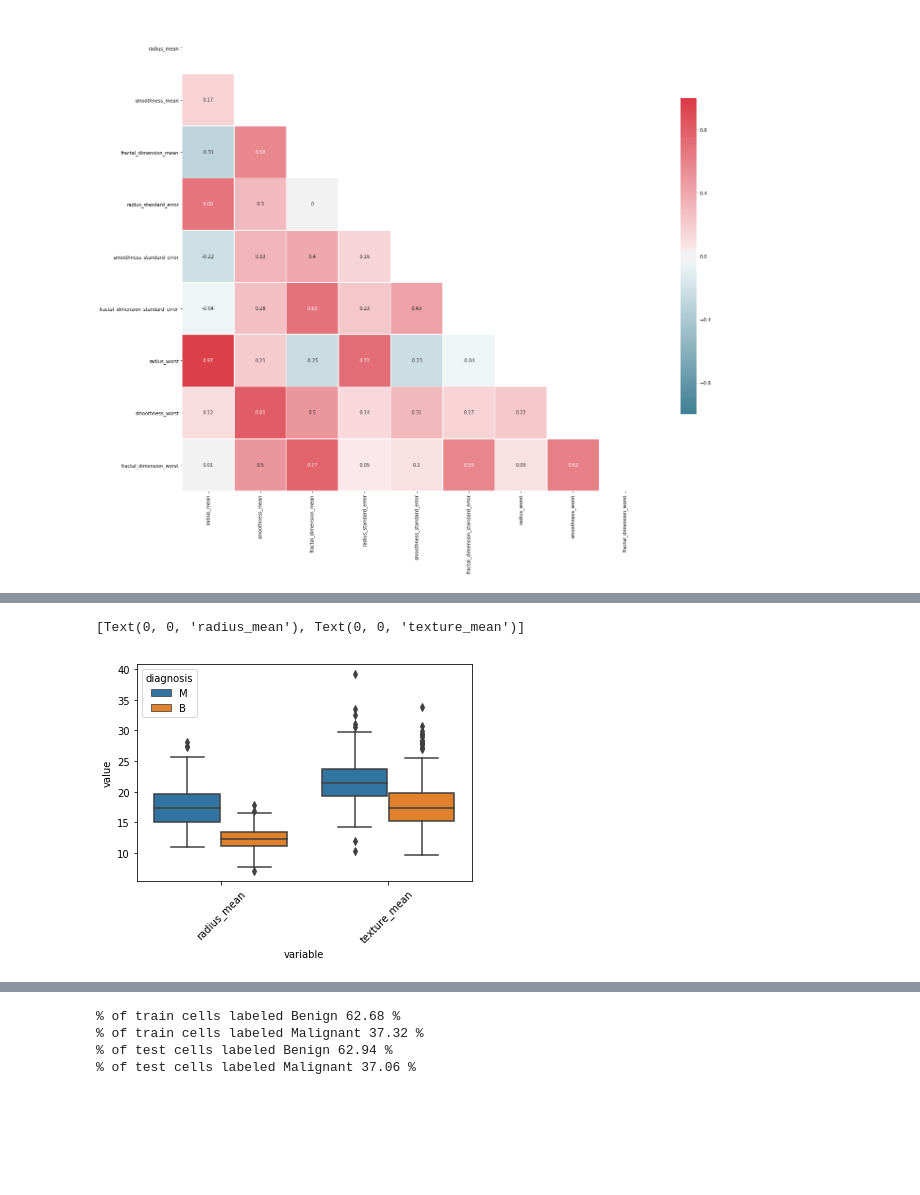
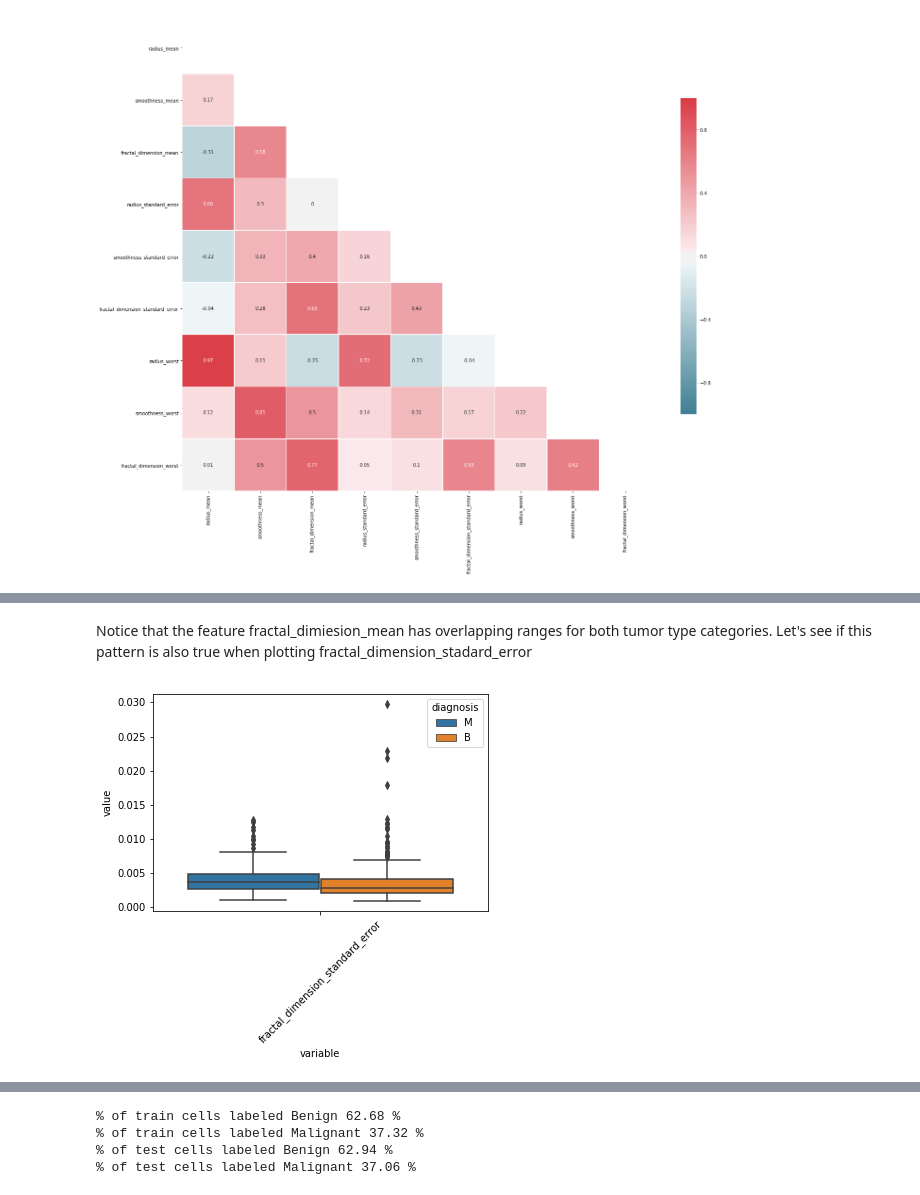
Before and after one commit to lisafeets/machine-learning-workshop, a Jupyter notebook: lab_3_exploring_breast_cancer_data_ver10.ipynb, the cells around one changed output, grey strips where cells are left out. Saved outputs shown, nothing was run; the diff lists cells and outputs as text; code cells hidden in the pictures; blank space fills up the shorter version.

```diff
--- a/lab_3_exploring_breast_cancer_data_ver9.ipynb
+++ b/lab_3_exploring_breast_cancer_data_ver10.ipynb
@@ -117,11 +111,9 @@ do some analysis on how discrimitive each of the dimensions are for the target,
 # %%
-select_cols = [
-    'smoothness_mean',
-    'compactness_mean',
-    'symmetry_mean',
-    'fractal_dimension_mean'
-]
-
-melted = pd.melt(data, id_vars=['id', 'diagnosis'], value_vars=select_cols)
-g =sns.boxplot(x="variable", y="value", hue="diagnosis", data=melted)
-g.set_xticklabels(g.get_xticklabels(), rotation=45)
+# create a plot function that we can reuse
+def feature_box_plot(columns, dataframe):
+    # transform data so we can plot features side by side
+    melted = pd.melt(data, id_vars=['id', 'diagnosis'], value_vars=columns)
+    # plot features seperated by diagnosis
+    g =sns.boxplot(x="variable", y="value", hue="diagnosis", data=melted)
+    # angle x axis labels to 45 degrees for readability
+    g.set_xticklabels(g.get_xticklabels(), rotation=45)
@@ -134,14 +140,10 @@ g.set_xticklabels(g.get_xticklabels(), rotation=45)
+# %% [markdown]
+Notice that the feature fractal_dimiesion_mean has overlapping ranges for both tumor type categories. Let's see if this pattern is also true when plotting fractal_dimension_stadard_error
 # %%
 # reshape data from wide to long to in order to visualize select variables side by side
 select_cols = [
-    'radius_mean',
-    'texture_mean',
+    'fractal_dimension_standard_error',
 ]
-
-melted = pd.melt(data, id_vars=['id', 'diagnosis'], value_vars=select_cols)
-
-g =sns.boxplot(x="variable", y="value", hue="diagnosis", data=melted)
-g.set_xticklabels(g.get_xticklabels(), rotation=45)
+feature_box_plot(select_cols, data)
 # %% [output]
-[Text(0, 0, 'radius_mean'), Text(0, 0, 'texture_mean')]
-[figure, old version]
+[figure, new version]
```
Also changed, not shown: parts of 12 cells of this notebook.
